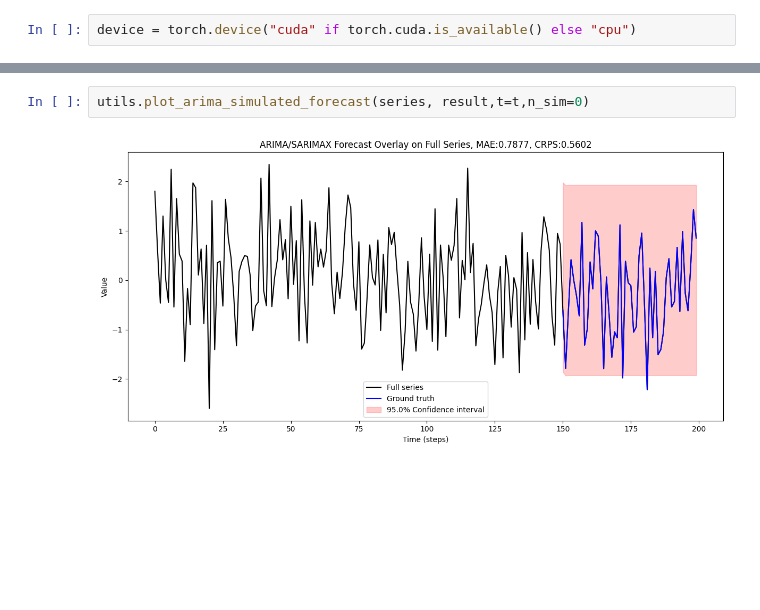
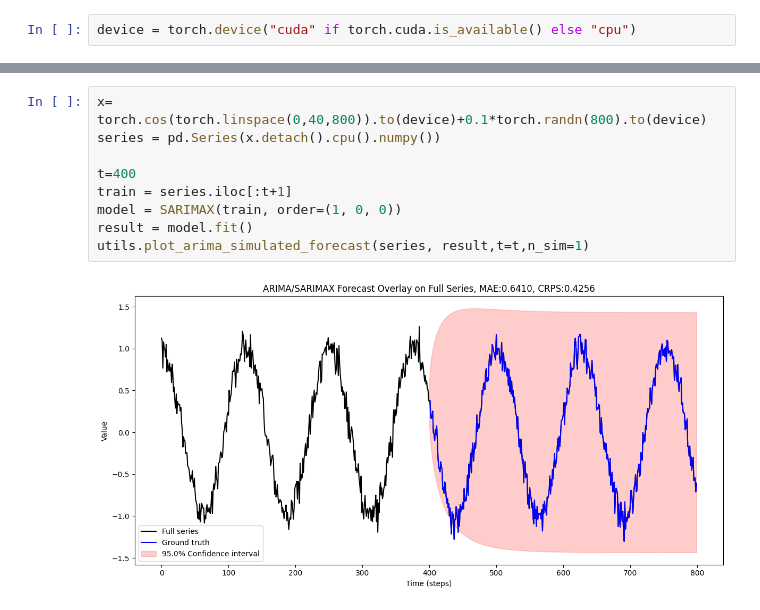
Before and after one commit to 12Mahmud99/ARIMA, a Jupyter notebook: arima.ipynb, the cells around one changed output, grey strips where cells are left out. Saved outputs shown, nothing was run; the diff lists cells and outputs as text; blank space fills up the shorter version.

```diff
--- a/arima.ipynb
+++ b/arima.ipynb
@@ -21,4 +24,11 @@ result = model.fit()
 # %%
-utils.plot_arima_simulated_forecast(series, result,t=t,n_sim=0)
+x= torch.cos(torch.linspace(0,40,800)).to(device)+0.1*torch.randn(800).to(device)
+series = pd.Series(x.detach().cpu().numpy())
+
+t=400
+train = series.iloc[:t+1]
+model = SARIMAX(train, order=(1, 0, 0))
+result = model.fit()
+utils.plot_arima_simulated_forecast(series, result,t=t,n_sim=1)
 # %% [output]
-[figure, old version]
+[figure, new version]
```
Also changed, not shown: parts of 1 cell of this notebook.
